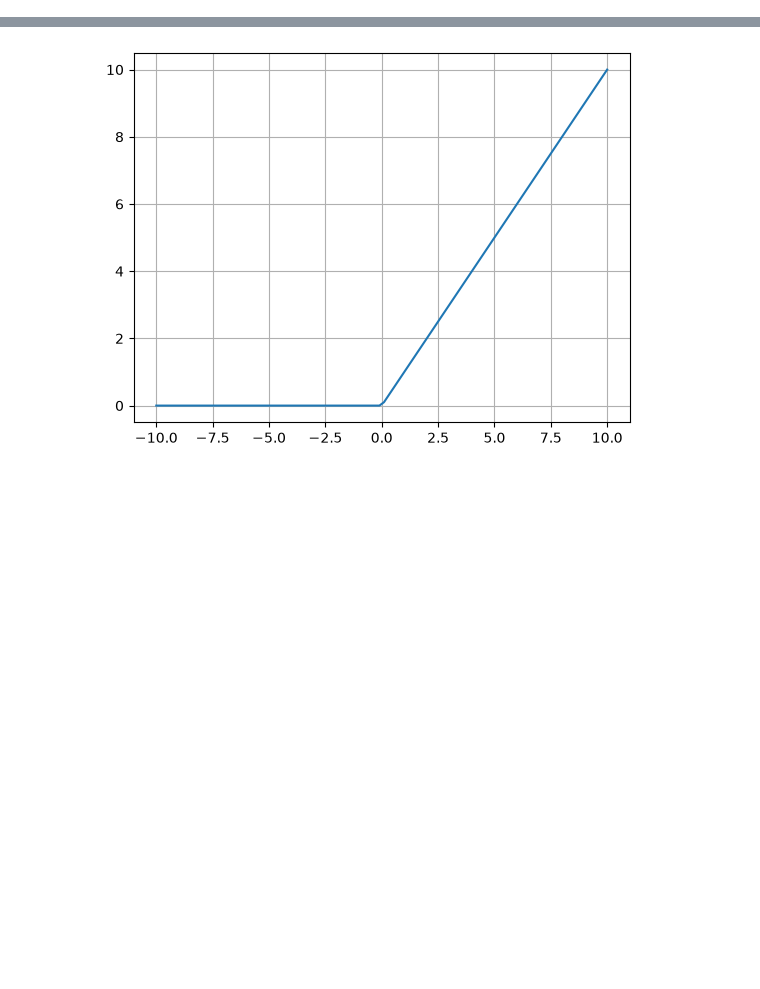
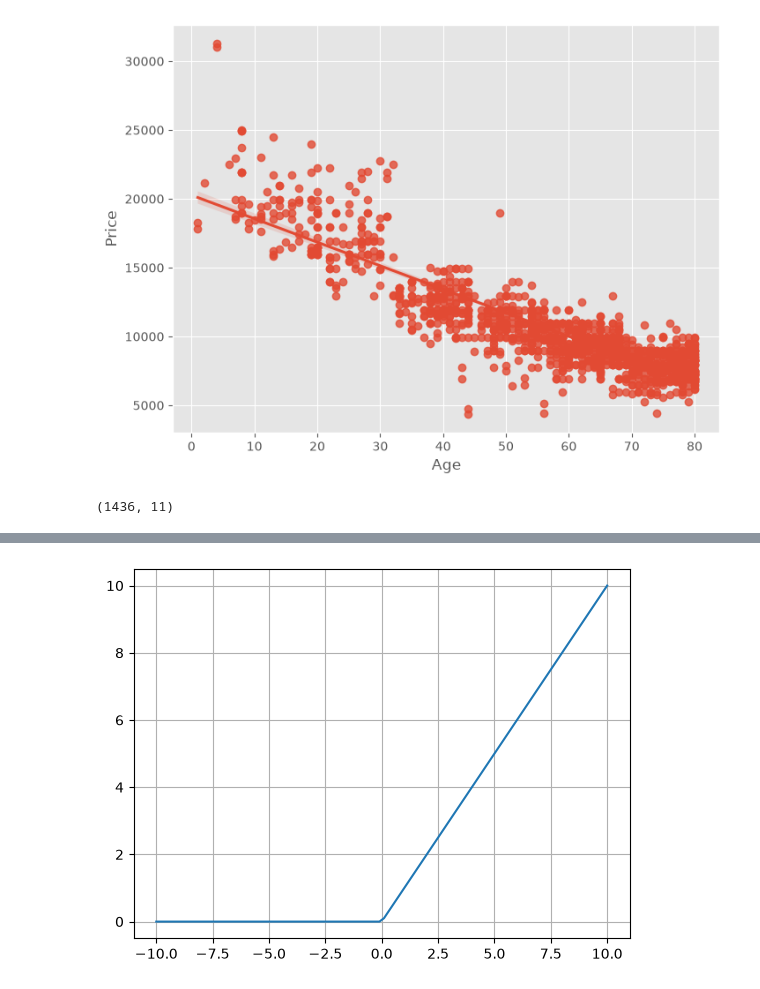
Before and after one commit to upparavinod7/ML-internship, a Jupyter notebook: numpy_.ipynb, the cells around one changed output, grey strips where cells are left out. Cells and saved outputs as stored; diff of their text form; code cells hidden in the pictures; blank space fills up the shorter version.

```diff
--- a/numpy_.ipynb
+++ b/numpy_.ipynb
@@ -8,0 +10,3 @@ print(np.__version__)
+# %%
+data = pd.read_csv('archive/Toyota.csv')
+data.head()
@@ -8,0 +20,11 @@ print(np.__version__)
+# %%
+plt.style.use('ggplot')
+plt.figure(figsize=(8,6))
+sns.regplot(x=data['Age'], y=data['Price'])
+plt.show()
+# %% [output]
+[figure, added]
+# %%
+data.shape
+# %% [output]
+(1436, 11)
```
Also changed, not shown: parts of 22 cells of this notebook, 2 other files.
